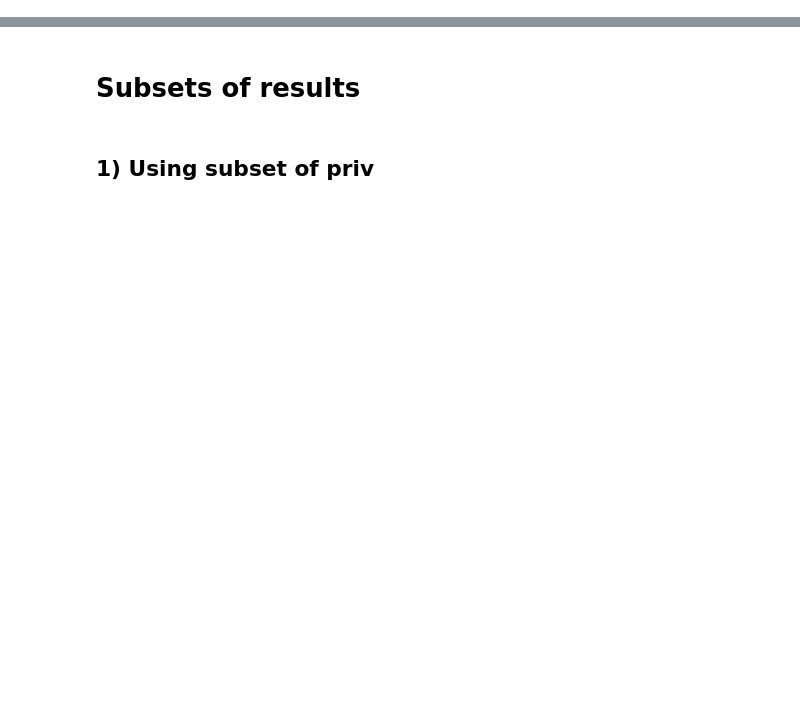
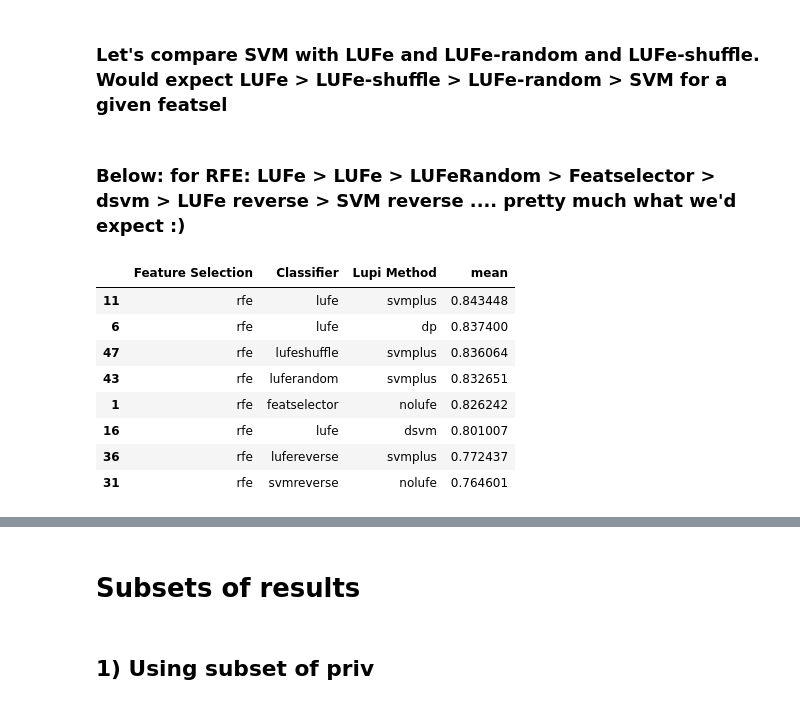
Before and after one commit to jt86/Notebooks, a Jupyter notebook: CollateResultsNotebook.ipynb, the cells around one changed output, grey strips where cells are left out. Drawn from its saved outputs; the diff is of its cells as text; code cells hidden in the pictures; blank space fills up the shorter version.

```diff
--- a/CollateResultsNotebook.ipynb
+++ b/CollateResultsNotebook.ipynb
@@ -98,0 +163,16 @@ df[:22][['Classifier','Lupi Method','Feature Selection','% Privileged Used','mea
+# %% [markdown]
+### Let's compare SVM with LUFe and LUFe-random and LUFe-shuffle. Would expect LUFe > LUFe-shuffle > LUFe-random > SVM for a given featsel
+# %% [markdown]
+### Below: for RFE: LUFe > LUFe > LUFeRandom > Featselector > dsvm > LUFe reverse > SVM reverse .... pretty much what we'd expect :)
+# %%
+df_important[df_important['Feature Selection']=='rfe'][df_important['% Privileged Used']==100][df_important['Stepsize']=='0.1'].sort_values('mean',ascending=False).drop('% Privileged Used',axis=1).drop('Stepsize',axis=1)
+# %% [output]
+|  | Feature Selection | Classifier | Lupi Method | mean |
+| 11 | rfe | lufe | svmplus | 0.843448 |
+| 6 | rfe | lufe | dp | 0.837400 |
+| 47 | rfe | lufeshuffle | svmplus | 0.836064 |
+| 43 | rfe | luferandom | svmplus | 0.832651 |
+| 1 | rfe | featselector | nolufe | 0.826242 |
+| 16 | rfe | lufe | dsvm | 0.801007 |
+| 36 | rfe | lufereverse | svmplus | 0.772437 |
+| 31 | rfe | svmreverse | nolufe | 0.764601 |
```
Also changed, not shown: parts of 21 cells of this notebook, 3 other files.
